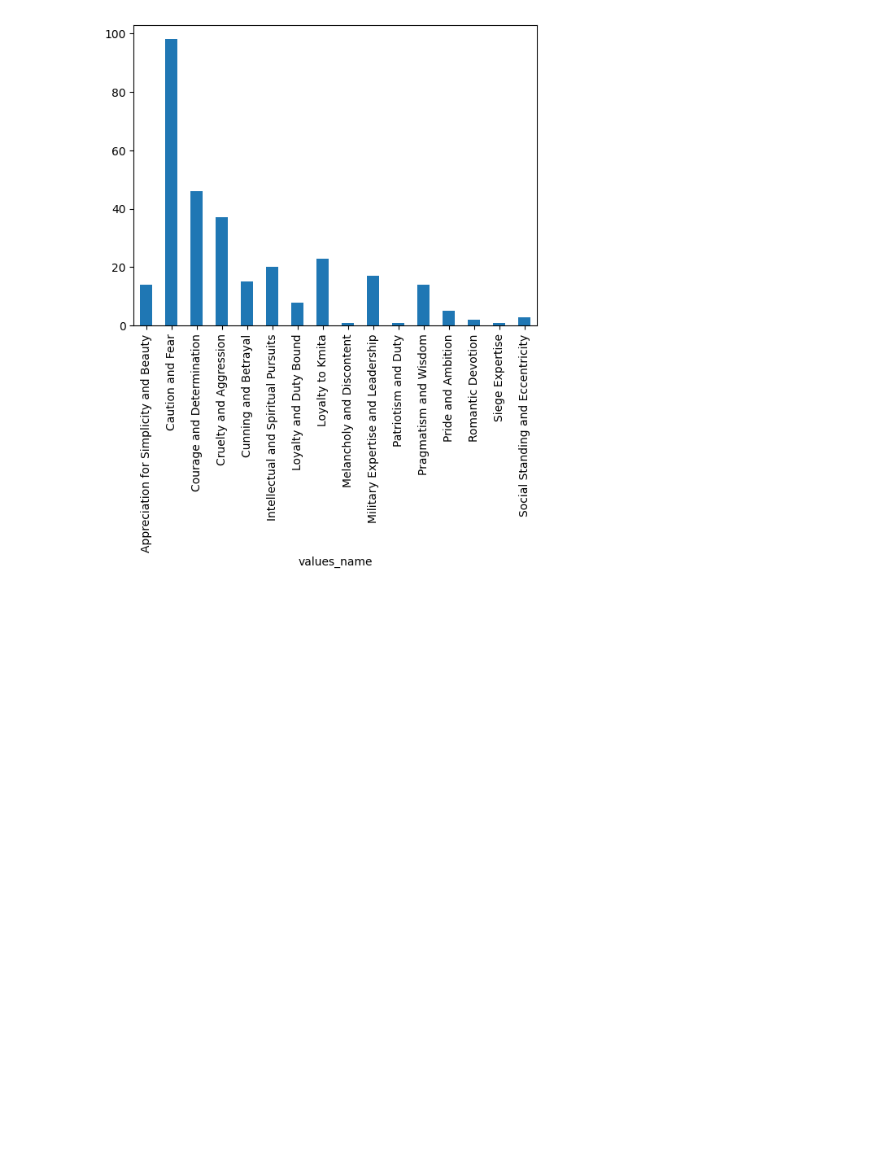
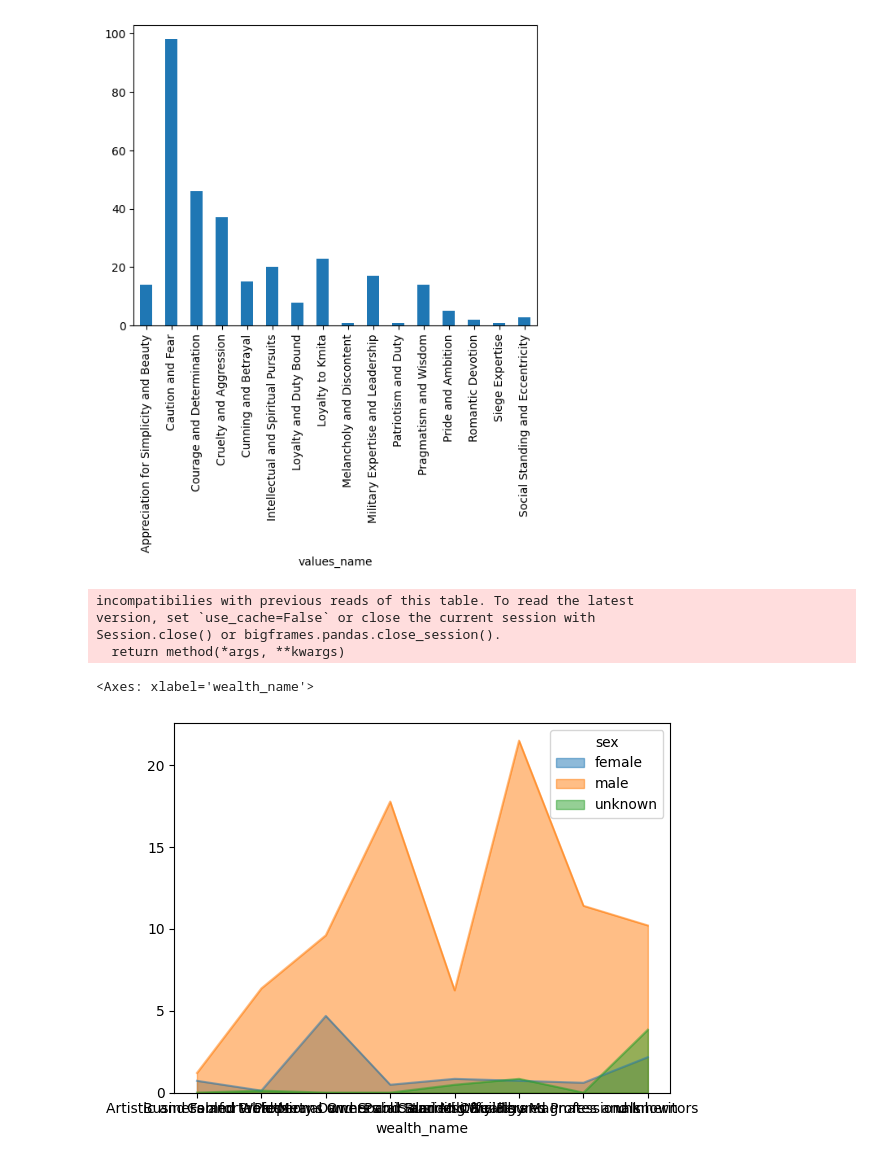
Before and after one commit to jj123451/book_crawler, a Jupyter notebook: bc_phase8_statistical_analysis_examples.ipynb, the cells around one changed output. Saved outputs shown, nothing was run; the diff lists cells and outputs as text; code cells hidden in the pictures; blank space fills up the shorter version.

```diff
--- a/test.ipynb
+++ b/bc_phase8_statistical_analysis_examples.ipynb
@@ -65,3 +65,23 @@ Session.close() or bigframes.pandas.close_session().
   return method(*args, **kwargs)
 <Axes: xlabel='values_name'>
 [figure]
+# %%
+import bigframes.pandas as bpd
+
+characters = bpd.read_gbq(f"{project_name}.{data_set}.v_crosstab_sex_wealth")
+characters = characters[(characters['sex'] != 'unknown') & (characters['wealth_name'] != 'unknown')]
+pivot_df = characters.pivot(index='wealth_name', columns='sex', values='total_percentage')
+
+#name_counts = (usa_names[usa_names["name"].isin(("Mary", "Emily", "Lisa"))].groupby(("year", "name"))["number"].sum())
+
+# Flatten the index of the dataframe so that the counts for each name has their own columns.
+#name_counts = name_counts.unstack(level=1).fillna(0)
+
+pivot_df.plot.area(stacked=False, alpha=0.5)
+# %% [output]
+incompatibilies with previous reads of this table. To read the latest
+version, set `use_cache=False` or close the current session with
+Session.close() or bigframes.pandas.close_session().
+  return method(*args, **kwargs)
+<Axes: xlabel='wealth_name'>
+[figure, added]
```
Also changed, not shown: parts of 1 cell of this notebook, 18 other files.
